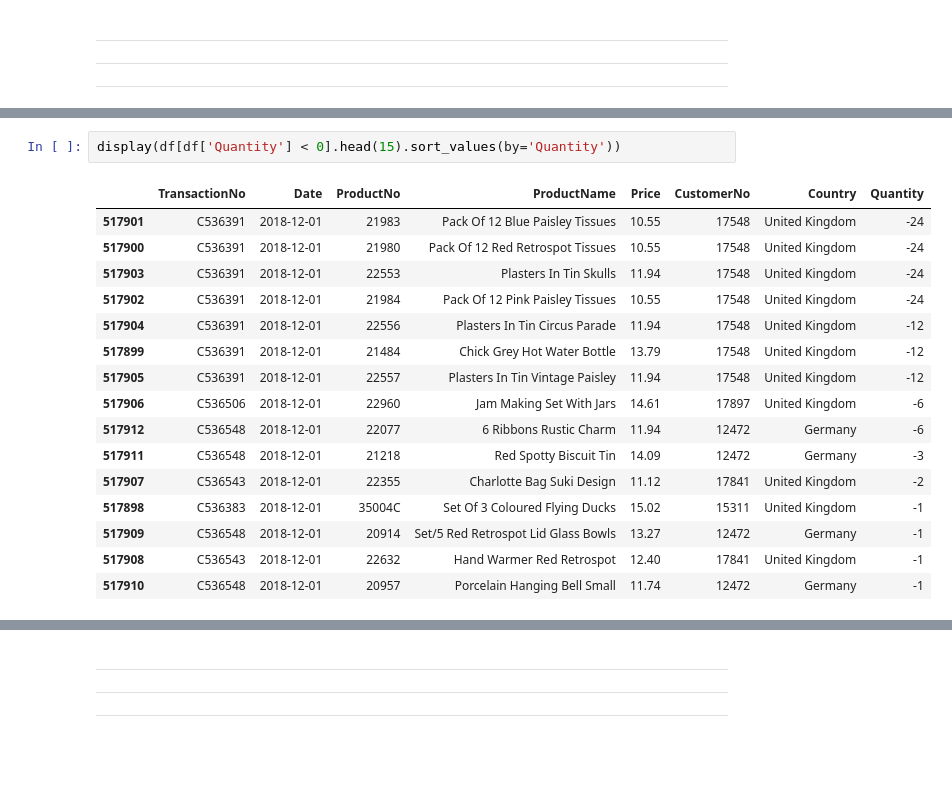
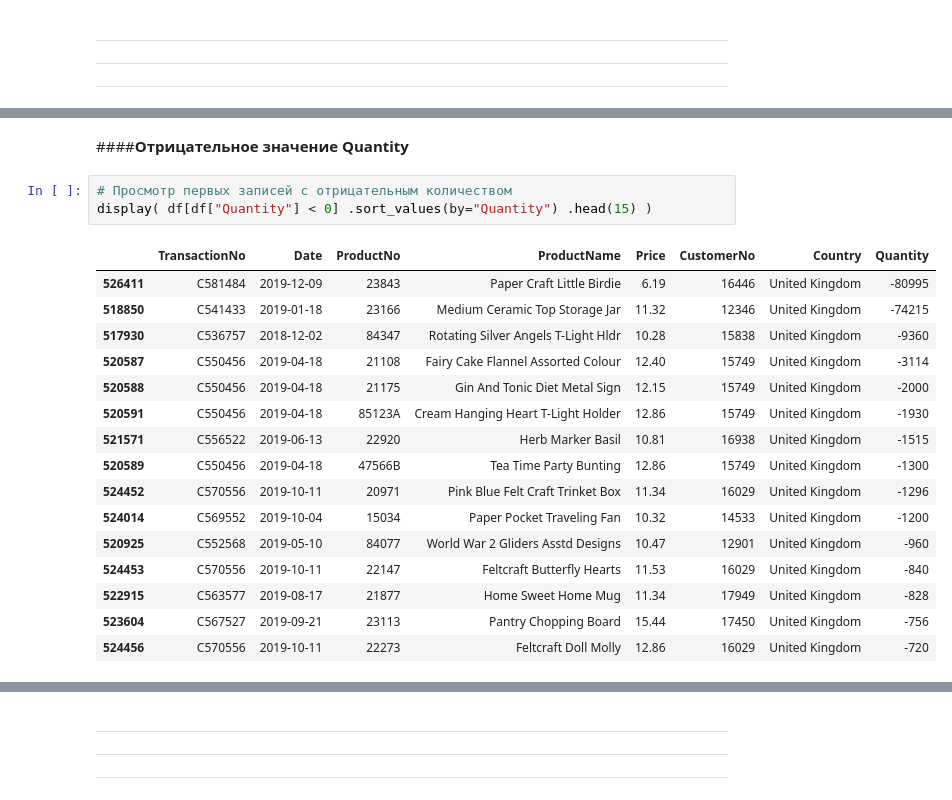
Before and after one commit to dazzens/dazzens, a Jupyter notebook: EDA_проект.ipynb, the cells around one changed output, grey strips where cells are left out. Saved outputs shown, nothing was run; the diff lists cells and outputs as text; blank space fills up the shorter version.

```diff
--- a/EDA_проект.ipynb
+++ b/EDA_проект.ipynb
@@ -760,19 +739,22 @@ df[df['ProductName'] == 'Vintage Blue Kitchen Cabinet']
+# %% [markdown]
+####**Отрицательное значение Quantity**
 # %%
-display(df[df['Quantity'] < 0].head(15).sort_values(by='Quantity'))
+# Просмотр первых записей с отрицательным количеством
+display( df[df["Quantity"] < 0] .sort_values(by="Quantity") .head(15) )
 # %% [output]
 |  | TransactionNo | Date | ProductNo | ProductName | Price | CustomerNo | Country | Quantity |
-| 517901 | C536391 | 2018-12-01 | 21983 | Pack Of 12 Blue Paisley Tissues | 10.55 | 17548 | United Kingdom | -24 |
-| 517900 | C536391 | 2018-12-01 | 21980 | Pack Of 12 Red Retrospot Tissues | 10.55 | 17548 | United Kingdom | -24 |
-| 517903 | C536391 | 2018-12-01 | 22553 | Plasters In Tin Skulls | 11.94 | 17548 | United Kingdom | -24 |
-| 517902 | C536391 | 2018-12-01 | 21984 | Pack Of 12 Pink Paisley Tissues | 10.55 | 17548 | United Kingdom | -24 |
-| 517904 | C536391 | 2018-12-01 | 22556 | Plasters In Tin Circus Parade | 11.94 | 17548 | United Kingdom | -12 |
-| 517899 | C536391 | 2018-12-01 | 21484 | Chick Grey Hot Water Bottle | 13.79 | 17548 | United Kingdom | -12 |
-| 517905 | C536391 | 2018-12-01 | 22557 | Plasters In Tin Vintage Paisley | 11.94 | 17548 | United Kingdom | -12 |
-| 517906 | C536506 | 2018-12-01 | 22960 | Jam Making Set With Jars | 14.61 | 17897 | United Kingdom | -6 |
-| 517912 | C536548 | 2018-12-01 | 22077 | 6 Ribbons Rustic Charm | 11.94 | 12472 | Germany | -6 |
-| 517911 | C536548 | 2018-12-01 | 21218 | Red Spotty Biscuit Tin | 14.09 | 12472 | Germany | -3 |
-| 517907 | C536543 | 2018-12-01 | 22355 | Charlotte Bag Suki Design | 11.12 | 17841 | United Kingdom | -2 |
-| 517898 | C536383 | 2018-12-01 | 35004C | Set Of 3 Coloured Flying Ducks | 15.02 | 15311 | United Kingdom | -1 |
-| 517909 | C536548 | 2018-12-01 | 20914 | Set/5 Red Retrospot Lid Glass Bowls | 13.27 | 12472 | Germany | -1 |
-| 517908 | C536543 | 2018-12-01 | 22632 | Hand Warmer Red Retrospot | 12.40 | 17841 | United Kingdom | -1 |
-| 517910 | C536548 | 2018-12-01 | 20957 | Porcelain Hanging Bell Small | 11.74 | 12472 | Germany | -1 |
+| 526411 | C581484 | 2019-12-09 | 23843 | Paper Craft Little Birdie | 6.19 | 16446 | United Kingdom | -80995 |
+| 518850 | C541433 | 2019-01-18 | 23166 | Medium Ceramic Top Storage Jar | 11.32 | 12346 | United Kingdom | -74215 |
+| 517930 | C536757 | 2018-12-02 | 84347 | Rotating Silver Angels T-Light Hldr | 10.28 | 15838 | United Kingdom | -9360 |
+| 520587 | C550456 | 2019-04-18 | 21108 | Fairy Cake Flannel Assorted Colour | 12.40 | 15749 | United Kingdom | -3114 |
+| 520588 | C550456 | 2019-04-18 | 21175 | Gin And Tonic Diet Metal Sign | 12.15 | 15749 | United Kingdom | -2000 |
+| 520591 | C550456 | 2019-04-18 | 85123A | Cream Hanging Heart T-Light Holder | 12.86 | 15749 | United Kingdom | -1930 |
+| 521571 | C556522 | 2019-06-13 | 22920 | Herb Marker Basil | 10.81 | 16938 | United Kingdom | -1515 |
+| 520589 | C550456 | 2019-04-18 | 47566B | Tea Time Party Bunting | 12.86 | 15749 | United Kingdom | -1300 |
+| 524452 | C570556 | 2019-10-11 | 20971 | Pink Blue Felt Craft Trinket Box | 11.34 | 16029 | United Kingdom | -1296 |
+| 524014 | C569552 | 2019-10-04 | 15034 | Paper Pocket Traveling Fan | 10.32 | 14533 | United Kingdom | -1200 |
+| 520925 | C552568 | 2019-05-10 | 84077 | World War 2 Gliders Asstd Designs | 10.47 | 12901 | United Kingdom | -960 |
+| 524453 | C570556 | 2019-10-11 | 22147 | Feltcraft Butterfly Hearts | 11.53 | 16029 | United Kingdom | -840 |
+| 522915 | C563577 | 2019-08-17 | 21877 | Home Sweet Home Mug | 11.34 | 17949 | United Kingdom | -828 |
+| 523604 | C567527 | 2019-09-21 | 23113 | Pantry Chopping Board | 15.44 | 17450 | United Kingdom | -756 |
+| 524456 | C570556 | 2019-10-11 | 22273 | Feltcraft Doll Molly | 12.86 | 16029 | United Kingdom | -720 |
```
Also changed, not shown: parts of 42 cells of this notebook.
